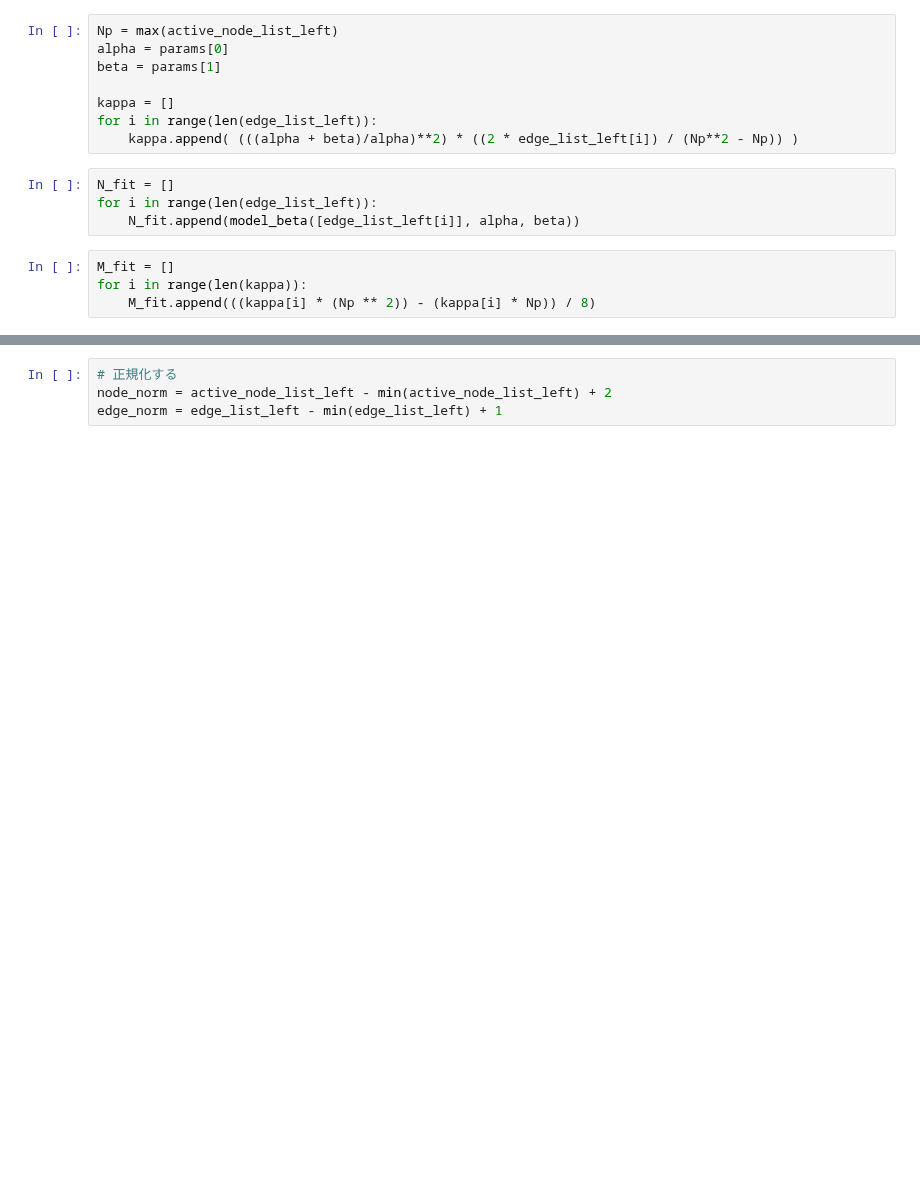
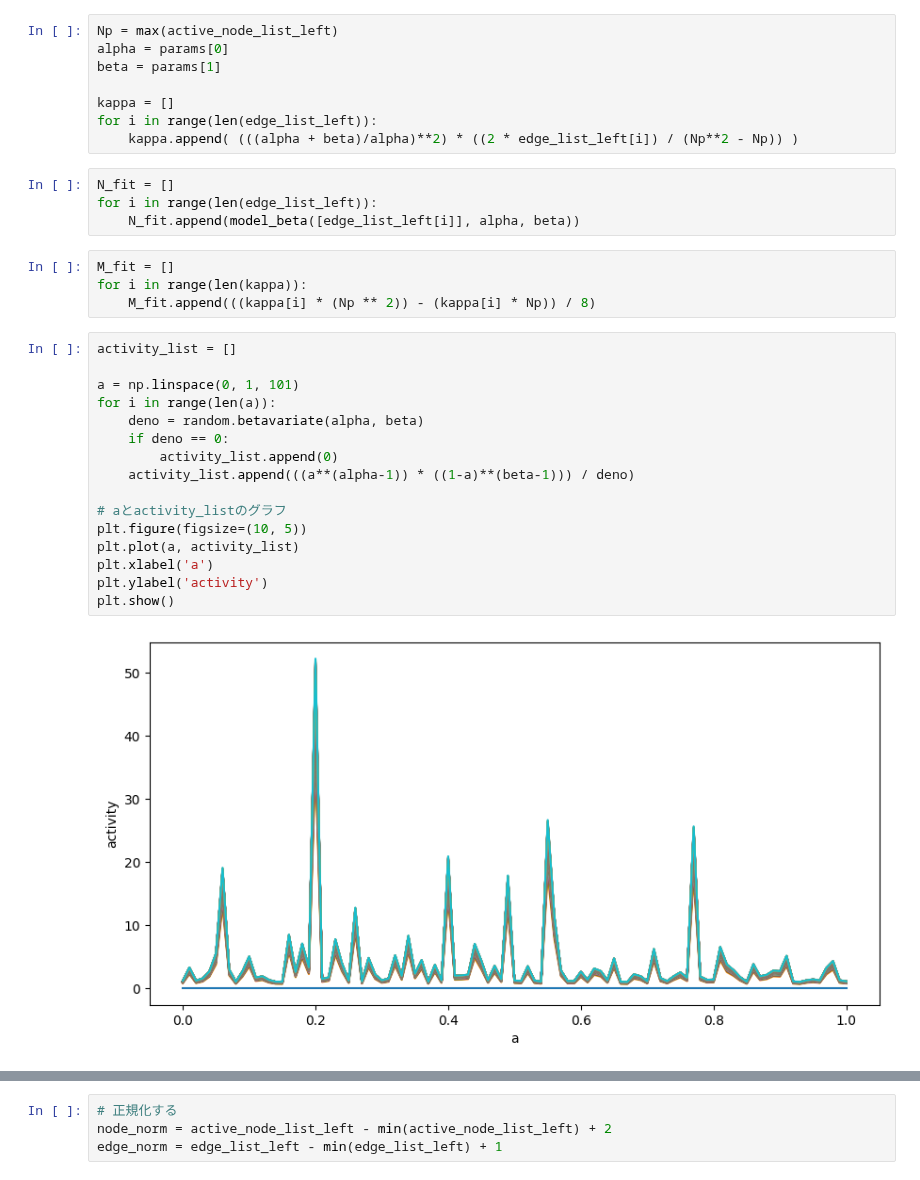
Before and after one commit to yiadka/mobility_scaling, a Jupyter notebook: notebooks/nmscaling_nor.ipynb, the cells around one changed output, grey strips where cells are left out. Saved outputs shown, nothing was run; the diff lists cells and outputs as text; blank space fills up the shorter version.

```diff
--- a/notebooks/nmscaling_nor.ipynb
+++ b/notebooks/nmscaling_nor.ipynb
@@ -106,3 +106,21 @@ for i in range(len(edge_list_left)):
 M_fit = []
 for i in range(len(kappa)):
     M_fit.append(((kappa[i] * (Np ** 2)) - (kappa[i] * Np)) / 8)
+# %%
+activity_list = []
+
+a = np.linspace(0, 1, 101)
+for i in range(len(a)):
+    deno = random.betavariate(alpha, beta)
+    if deno == 0:
+        activity_list.append(0)
+    activity_list.append(((a**(alpha-1)) * ((1-a)**(beta-1))) / deno)
+
+# aとactivity_listのグラフ
+plt.figure(figsize=(10, 5))
+plt.plot(a, activity_list)
+plt.xlabel('a')
+plt.ylabel('activity')
+plt.show()
+# %% [output]
+[figure, added]
```
Also changed, not shown: parts of 6 cells of this notebook.
